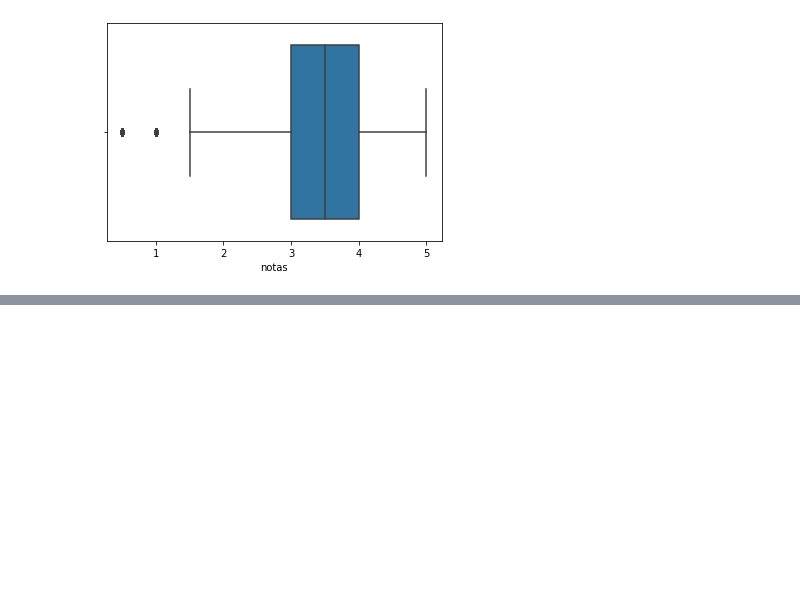
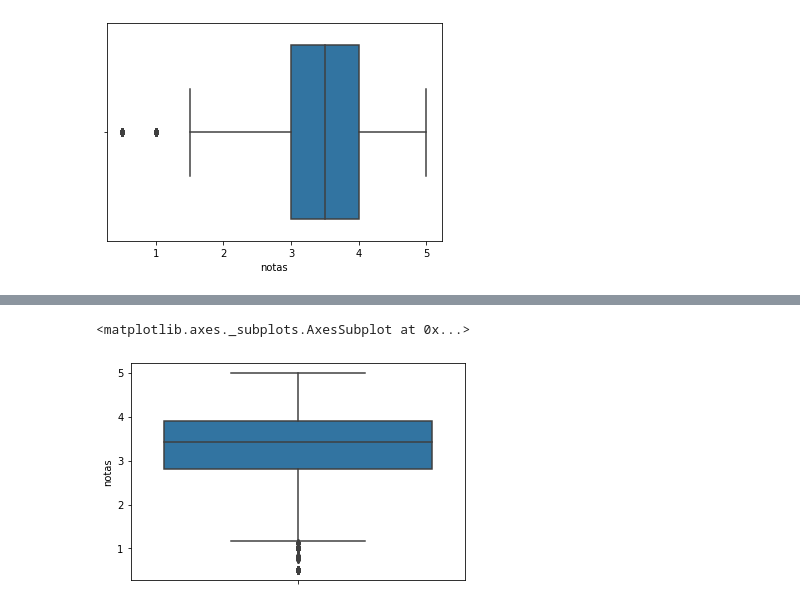
Before and after one commit to annalualves/DataScience-, a Jupyter notebook: IntroduçãoaDataScience.ipynb, the cells around one changed output, grey strips where cells are left out. Cells and saved outputs as stored; diff of their text form; code cells hidden in the pictures; blank space fills up the shorter version.

```diff
--- a/IntroduçãoaDataScience.ipynb
+++ b/IntroduçãoaDataScience.ipynb
@@ -74,0 +174,5 @@ sns.boxplot(notas.notas)
+# %%
+sns.boxplot(y=medias_por_filme)
+# %% [output]
+<matplotlib.axes._subplots.AxesSubplot at 0x...>
+[figure, added]
```
Also changed, not shown: parts of 44 cells of this notebook.
